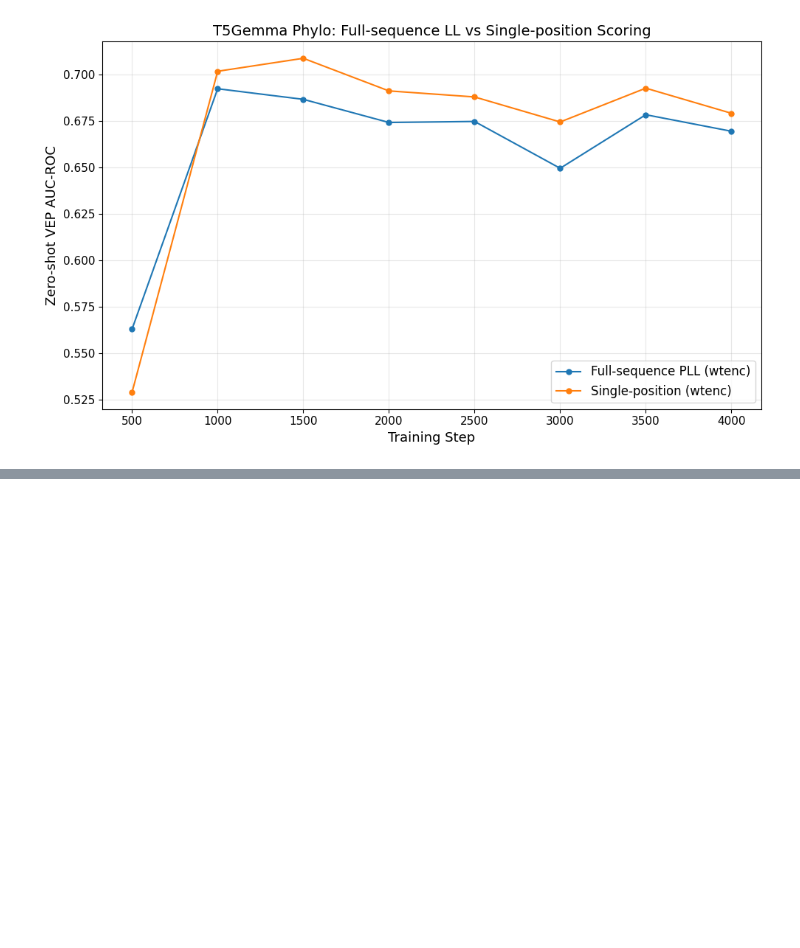
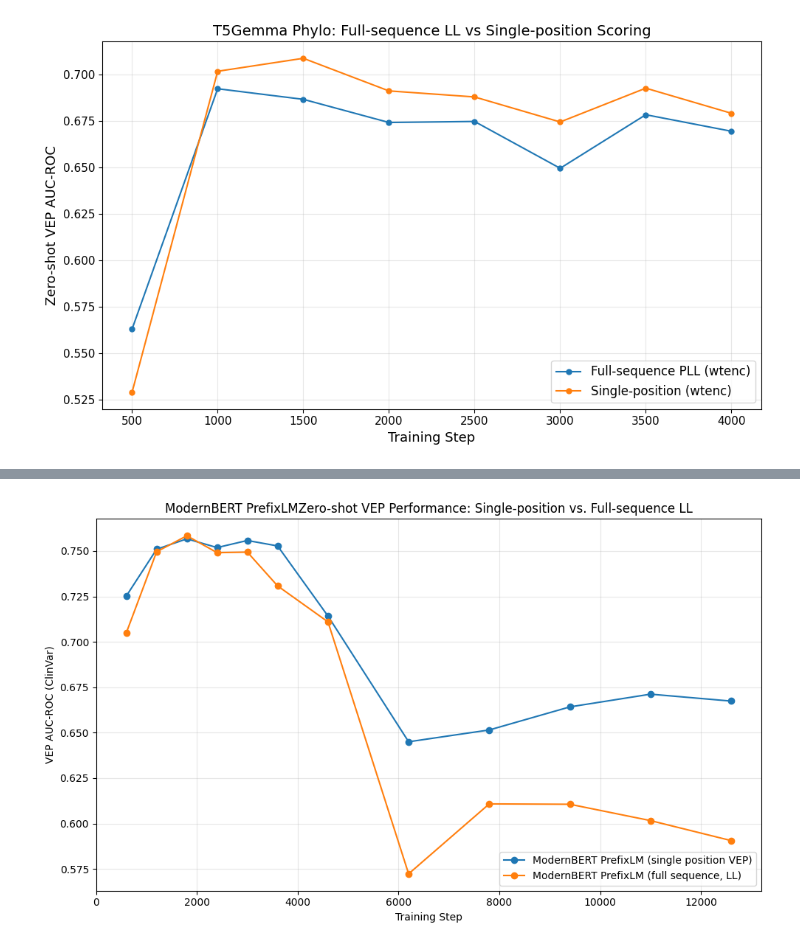
Before and after one commit to Brandes-Lab/PhylogeneticTraining, a Jupyter notebook: uniref90.ipynb, the cells around one changed output, grey strips where cells are left out. Saved outputs shown, nothing was run; the diff lists cells and outputs as text; code cells hidden in the pictures; blank space fills up the shorter version.

Commit message:
Update phylo prefix LM code

```diff
--- a/uniref90.ipynb
+++ b/uniref90.ipynb
@@ -484,5 +157,0 @@ TypeError: UniRefClusterIterableDataset.__init__() missing 1 required positional
-# %%
-for i, x in enumerate(ds):
-    print("Got item", i)
-    if i == 2:
-        break
@@ -828,11 +157,0 @@ Hidden size  used: 512
-# %%
-import torch
-dl = trainer.get_train_dataloader()
-batch = next(iter(dl))
-
-for k, v in batch.items():
-    if torch.is_tensor(v):
-        print(f"{k}: shape={v.shape}, dtype={v.dtype}")
-        print("-100 counts:", (v == -100).sum().item())
-    else:
-        print(f"{k}: {v}")
@@ -2177 +493,61 @@ class Uniref90ArrowDatasetForLMDB(Dataset):
+# %%
+import matplotlib.pyplot as plt
+
+modernBERT_prefixlm_single_pos = {
+    "600":0.7253,
+    "1200":0.7510,
+    "1800":0.7567,
+    "2400":0.7519,
+    "3000":0.7558,
+    "3600":0.7528,
+    "4600":0.7142,
+    "6200":0.6450,
+    "7800":0.6515,
+    "9400":0.6642,
+    "11000":0.6712,
+    "12600":0.6674,
+
+}
+
+
+
+modernBERT_prefixlm_full_seq_LL = {
+    "600":0.7051,
+    "1200":0.7496,
+    "1800":0.7584,
+    "2400":0.7491,
+    "3000":0.7494,
+    "3600":0.7308,
+    "4600":0.7110,
+    "6200":0.5723,
+    "7800":0.6108,
+    "9400":0.6106,
+    "11000":0.6016,
+    "12600":0.5906
+
+}
+
+
+
+def sort_xy(d):
+    x = sorted(int(k) for k in d.keys())
+    y = [d[str(step)] for step in x]
+    return x, y
+
+x1, y1 = sort_xy(modernBERT_prefixlm_single_pos)
+x2, y2 = sort_xy(modernBERT_prefixlm_full_seq_LL)
+
+plt.figure(figsize=(10, 6))
+plt.plot(x1, y1, marker='o', label='ModernBERT PrefixLM (single position VEP)')
+plt.plot(x2, y2, marker='o', label='ModernBERT PrefixLM (full sequence, LL)')
+
+plt.xlabel("Training Step")
+plt.ylabel("VEP AUC-ROC (ClinVar)")
+plt.title("ModernBERT PrefixLM Zero-shot VEP Performance: Single-position vs. Full-sequence LL")
+plt.legend(loc="lower right")
+plt.grid(True, alpha=0.3)
+plt.tight_layout()
+plt.show()
+# %% [output]
+[figure, added]
 # %%
```
Also changed, not shown: parts of 90 cells of this notebook, 25 other files.
